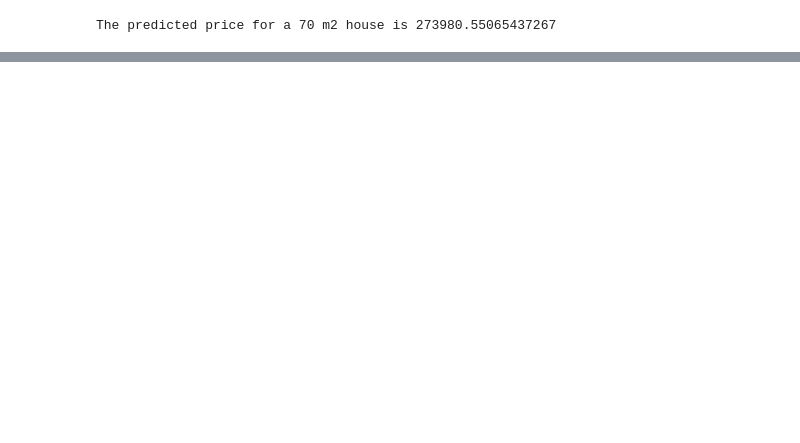
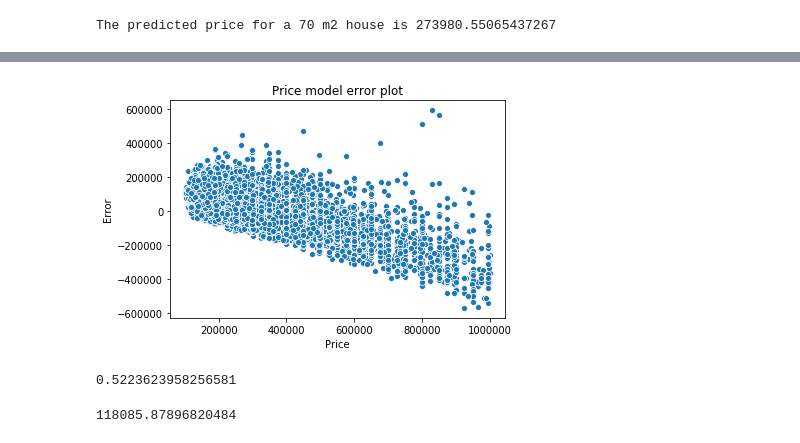
Before and after one commit to JahouNyan/DDL_Ex, a Jupyter notebook: Excercises/Lesson_3/Linear regression.ipynb, the cells around one changed output, grey strips where cells are left out. Cells and saved outputs as stored; diff of their text form; code cells hidden in the pictures; blank space fills up the shorter version.

```diff
--- a/Excercises/Lesson_3/Linear regression.ipynb
+++ b/Excercises/Lesson_3/Linear regression.ipynb
@@ -96,0 +113,22 @@ funda_corr[funda_corr["address"]== 'Slichtenhorststraat 10'].head()
+# %%
+#looking at how the real values and predicted values relate to each other
+#A scatter plot of (X, e)
+sns.scatterplot(x='price', y='residual', data=funda_corr) #fit_reg=True adds the regression line
+plt.xlabel('Price') #use matplotlib to refine Seaborn plot
+plt.ylabel('Error')
+plt.title('Price model error plot')
+plt.show()
+#to help interpret the relationshsip, pick one data point and look at how it 'travels' through the different graphs/formulas
+# %% [output]
+[figure, added]
+# %%
+#What is the R2 of the model?
+r2 = r2_score(funda_corr["price"], funda_corr["price_p"])
+r2
+# %% [output]
+0.5223623958256581
+# %%
+#What is the root mean squared error (RMSE)?
+math.sqrt(mean_squared_error(funda_corr["price"], funda_corr["price_p"]))
+# %% [output]
+118085.87896820484
```
Also changed, not shown: parts of 5 cells of this notebook.
